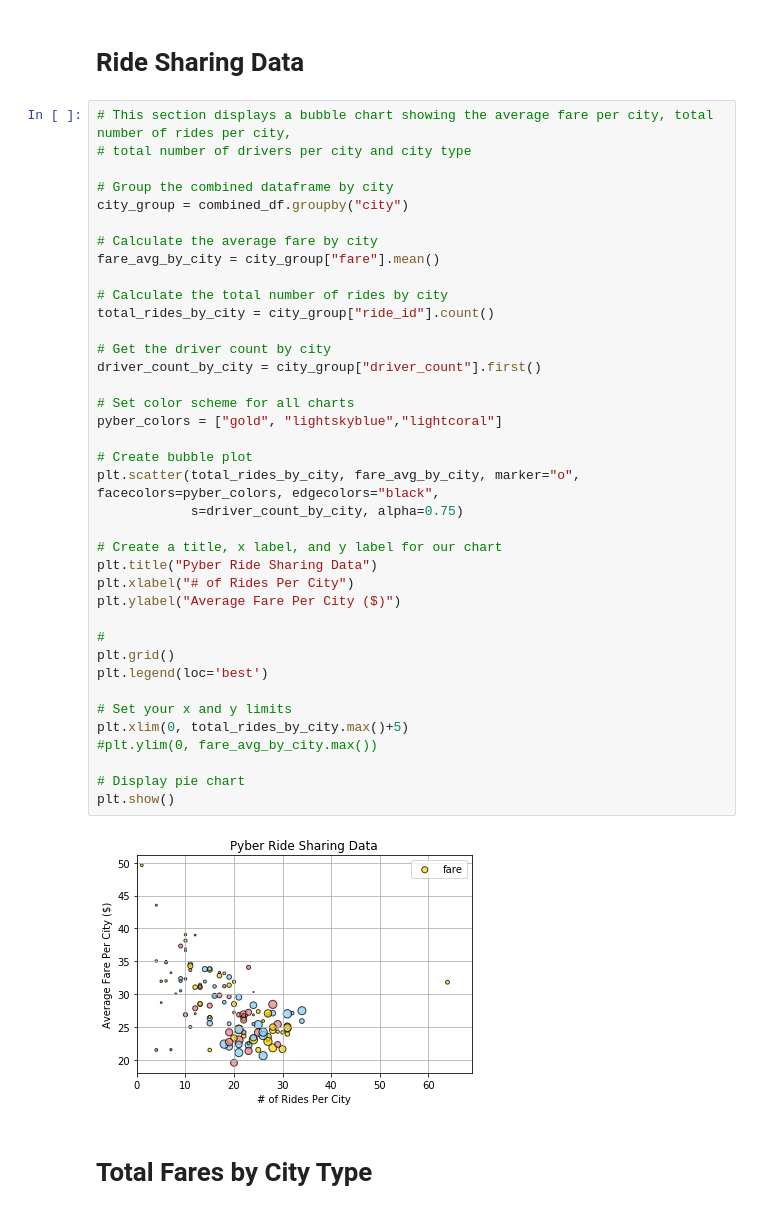
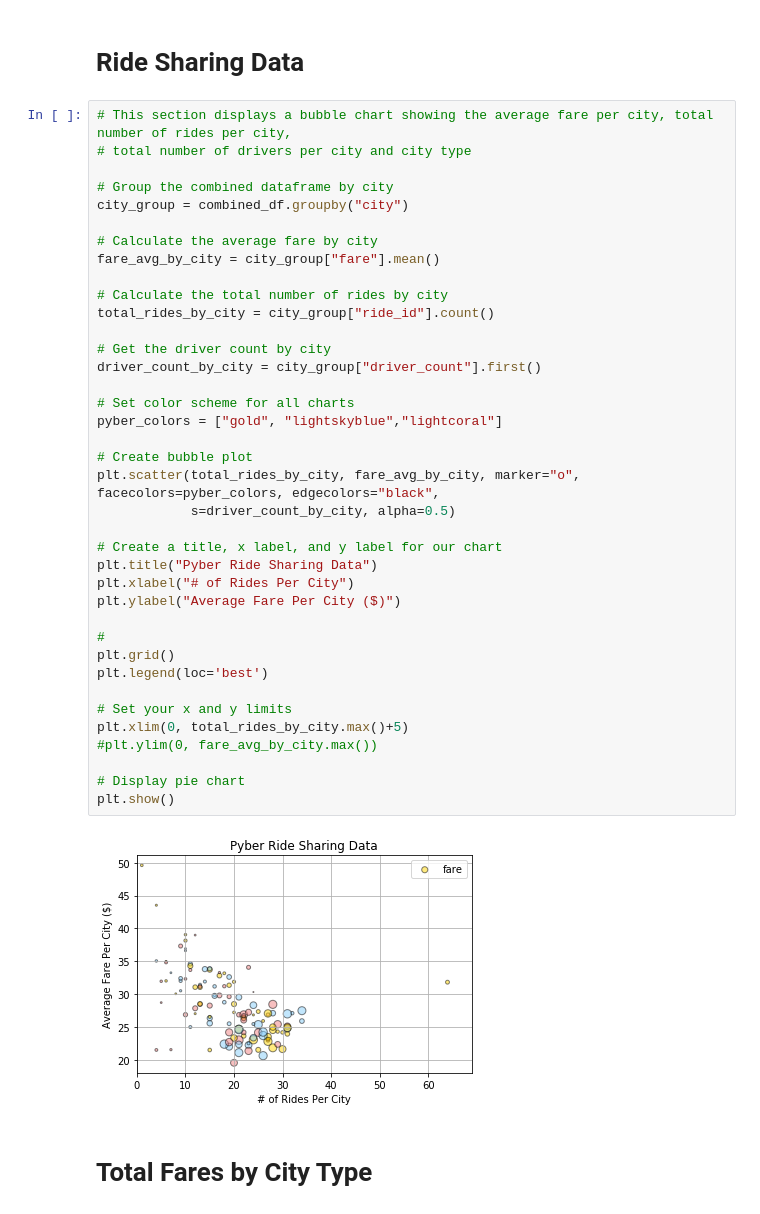
Before and after one commit to spencerrand/Ride-Sharing-Analysis, a Jupyter notebook: Pyber/main.ipynb, the cells around one changed output. Saved outputs shown, nothing was run; the diff lists cells and outputs as text.

```diff
--- a/main.ipynb
+++ b/Pyber/main.ipynb
@@ -113,35 +113,35 @@ city_group = combined_df.groupby("city")
 fare_avg_by_city = city_group["fare"].mean()
 
 # Calculate the total number of rides by city
 total_rides_by_city = city_group["ride_id"].count()
 
 # Get the driver count by city
 driver_count_by_city = city_group["driver_count"].first()
 
 # Set color scheme for all charts
 pyber_colors = ["gold", "lightskyblue","lightcoral"]
 
 # Create bubble plot
 plt.scatter(total_rides_by_city, fare_avg_by_city, marker="o", facecolors=pyber_colors, edgecolors="black",
-            s=driver_count_by_city, alpha=0.75)
+            s=driver_count_by_city, alpha=0.5)
 
 # Create a title, x label, and y label for our chart
 plt.title("Pyber Ride Sharing Data")
 plt.xlabel("# of Rides Per City")
 plt.ylabel("Average Fare Per City ($)")
 
 #
 plt.grid()
 plt.legend(loc='best')
 
 # Set your x and y limits
 plt.xlim(0, total_rides_by_city.max()+5)
 #plt.ylim(0, fare_avg_by_city.max())
 
 # Display pie chart
 plt.show()
 # %% [output]
-[figure, old version]
+[figure, new version]
 # %% [markdown]
 <h1>Total Fares by City Type</h1>
 # %%
```
Also changed, not shown: parts of 1 cell of this notebook, 2 other files.
